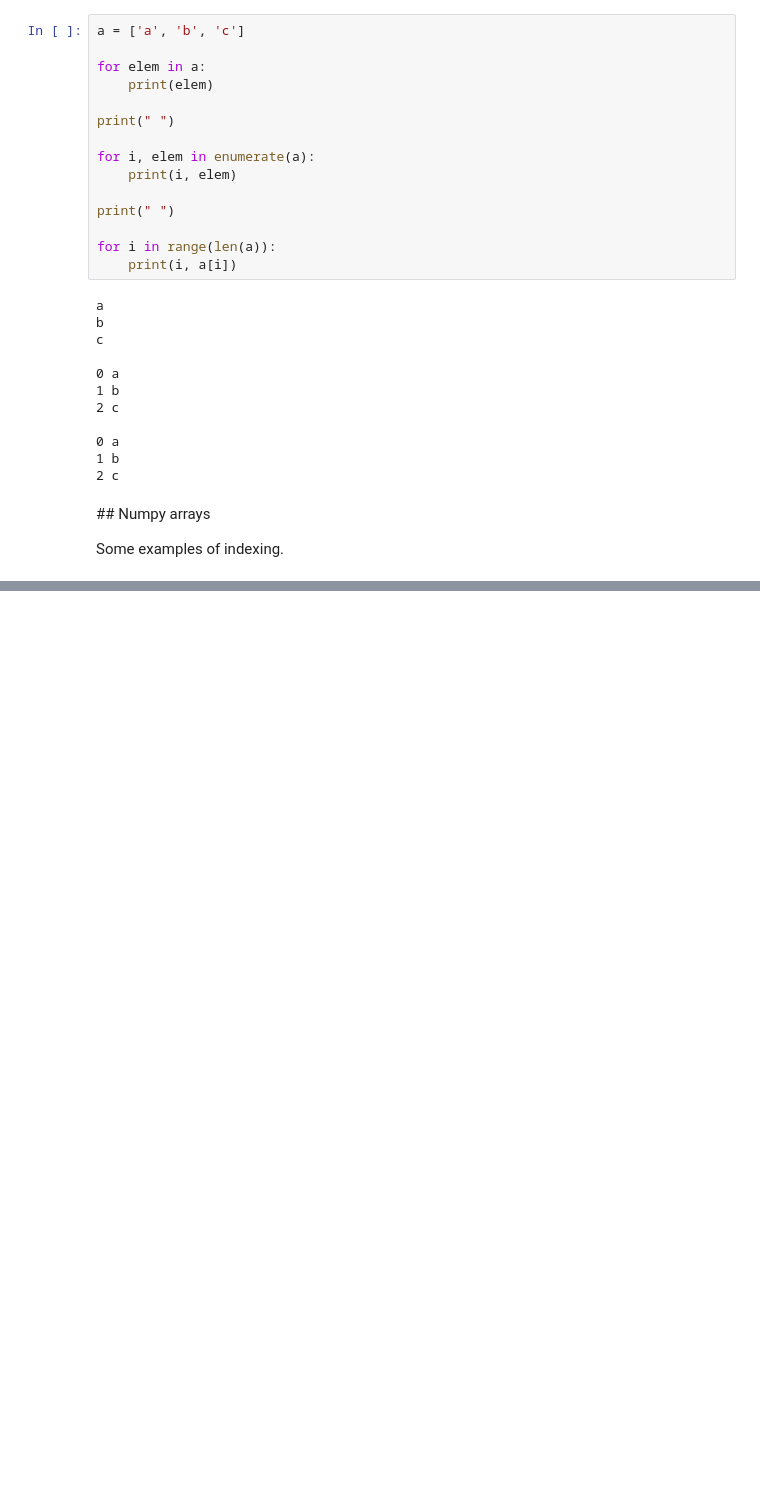
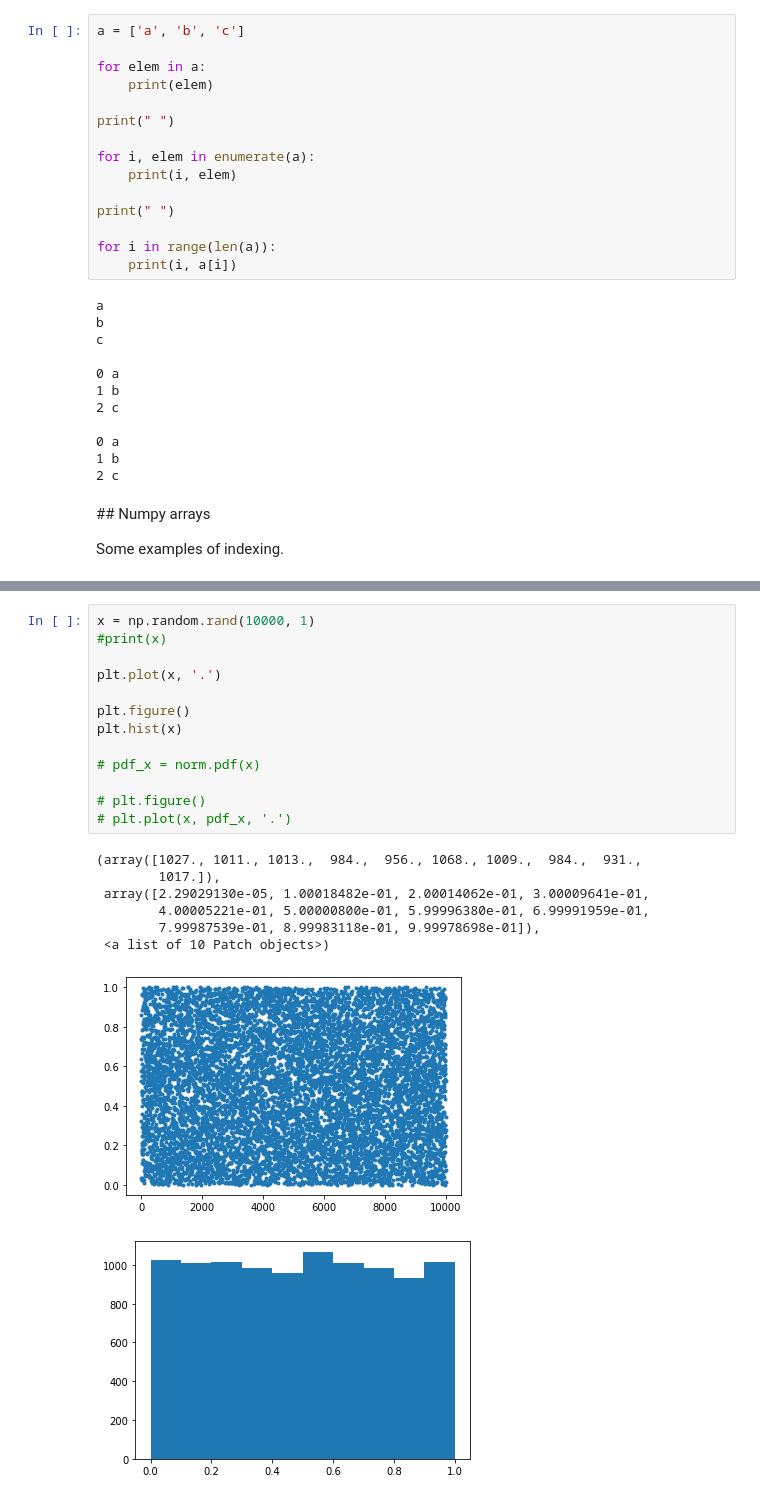
Before and after one commit to agiglio6/isde, a Jupyter notebook: notebooks/lab01.ipynb, the cells around one changed output, grey strips where cells are left out. Drawn from its saved outputs; the diff is of its cells as text; blank space fills up the shorter version.

```diff
--- a/notebooks/lab01.ipynb
+++ b/notebooks/lab01.ipynb
@@ -128,0 +191,22 @@ Indexing with a list of indices:
+# %%
+x = np.random.rand(10000, 1)
+#print(x)
+
+plt.plot(x, '.')
+
+plt.figure()
+plt.hist(x)
+
+# pdf_x = norm.pdf(x)
+
+# plt.figure()
+# plt.plot(x, pdf_x, '.')
+# %% [output]
+(array([1027., 1011., 1013.,  984.,  956., 1068., 1009.,  984.,  931.,
+        1017.]),
+ array([2.29029130e-05, 1.00018482e-01, 2.00014062e-01, 3.00009641e-01,
+        4.00005221e-01, 5.00000800e-01, 5.99996380e-01, 6.99991959e-01,
+        7.99987539e-01, 8.99983118e-01, 9.99978698e-01]),
+ <a list of 10 Patch objects>)
+[figure, added]
+[figure, added]
```
Also changed, not shown: parts of 10 cells of this notebook.
